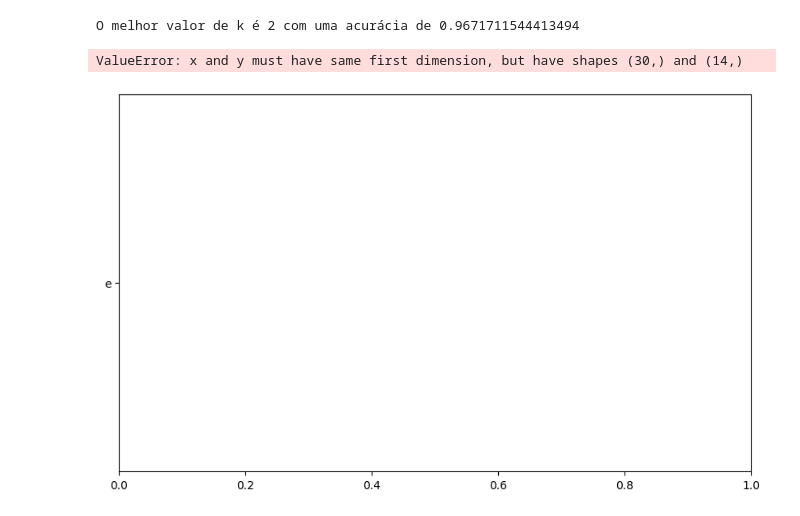
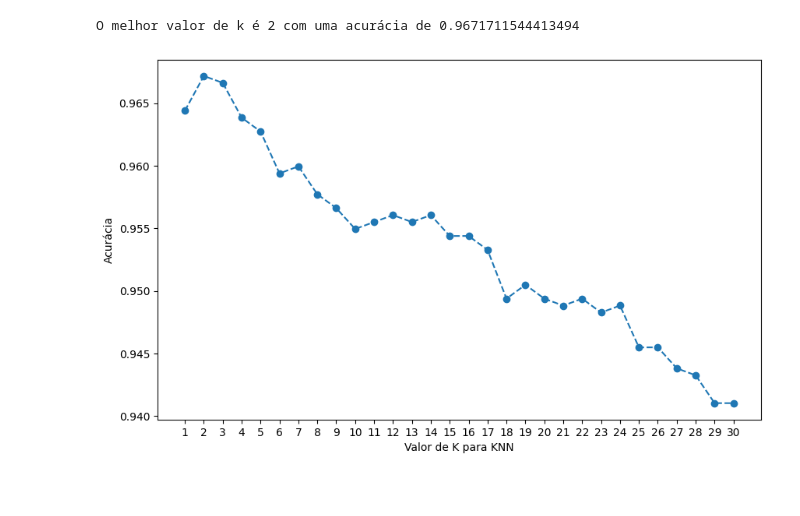
Before and after one commit to JardelCunha/ML-Hands-on, a Jupyter notebook: Classificacao/Knn.ipynb, the cells around one changed output. Saved outputs shown, nothing was run; the diff lists cells and outputs as text; code cells hidden in the pictures; blank space fills up the shorter version.

```diff
--- a/Classificacao/Knn.ipynb
+++ b/Classificacao/Knn.ipynb
@@ -257,15 +255,13 @@ print(f"O melhor valor de k é {grid.best_params_['n_neighbors']} com uma acurá
 O melhor valor de k é 2 com uma acurácia de 0.9671711544413494
 # %%
 #plotando os resultados
-scores = []
-for score in grid.cv_results_:
-    scores.append(score[1])
+scores = grid.cv_results_['mean_test_score']
 
-plt.figure(figsize=(10, 6), linestyle='dashed'), marker='o'
-plt.plot(k_list, scores)
+plt.figure(figsize=(10, 6))
+plt.plot(k_list, scores, linestyle='dashed', marker='o')
 plt.xlabel('Valor de K para KNN')
 plt.ylabel('Acurácia')
+plt.xticks(k_list)
 plt.show()
 # %% [output]
-ValueError: x and y must have same first dimension, but have shapes (30,) and (14,)
-[figure, old version]
+[figure, new version]
```
Also changed, not shown: parts of 1 cell of this notebook.
